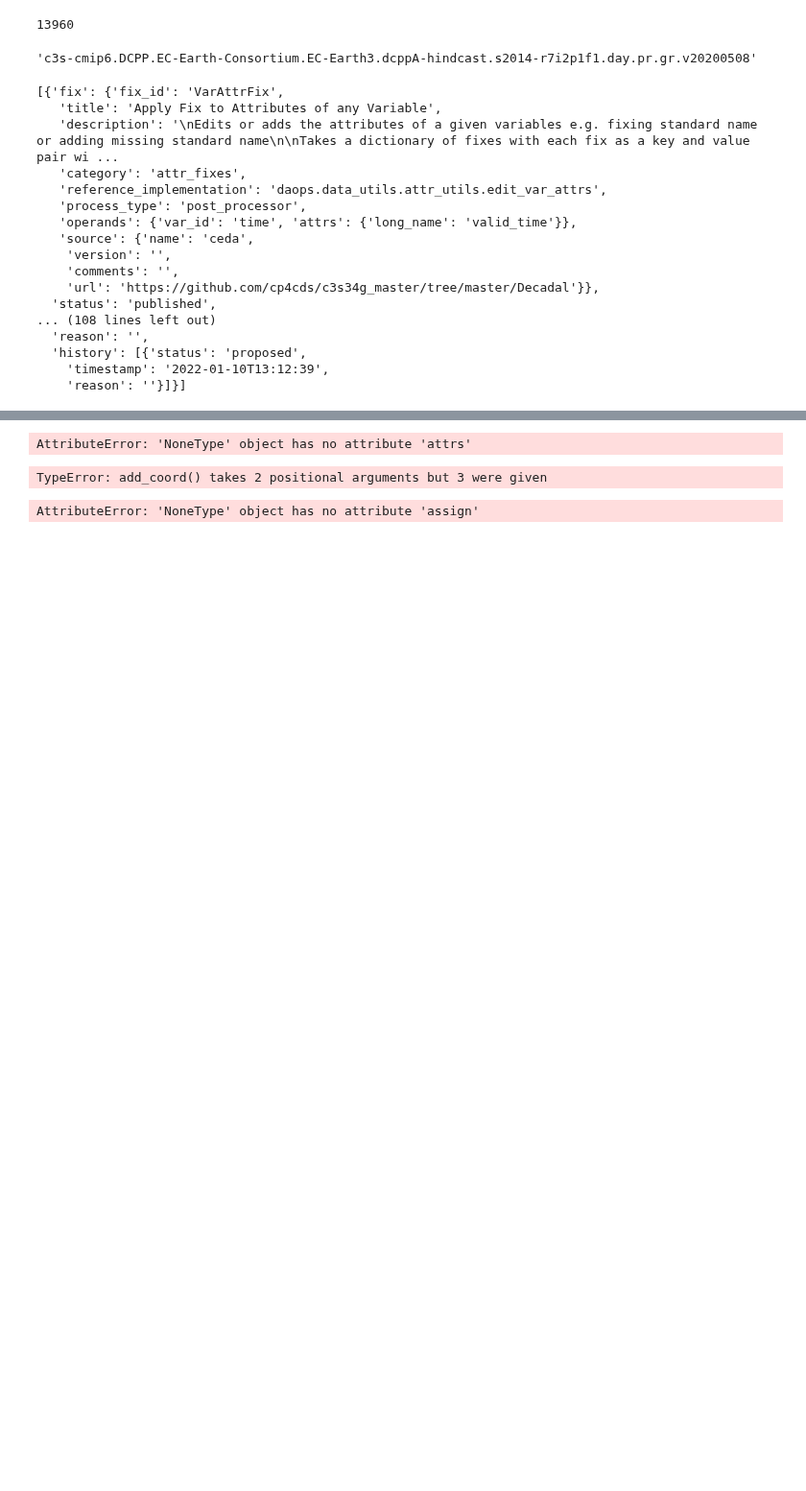
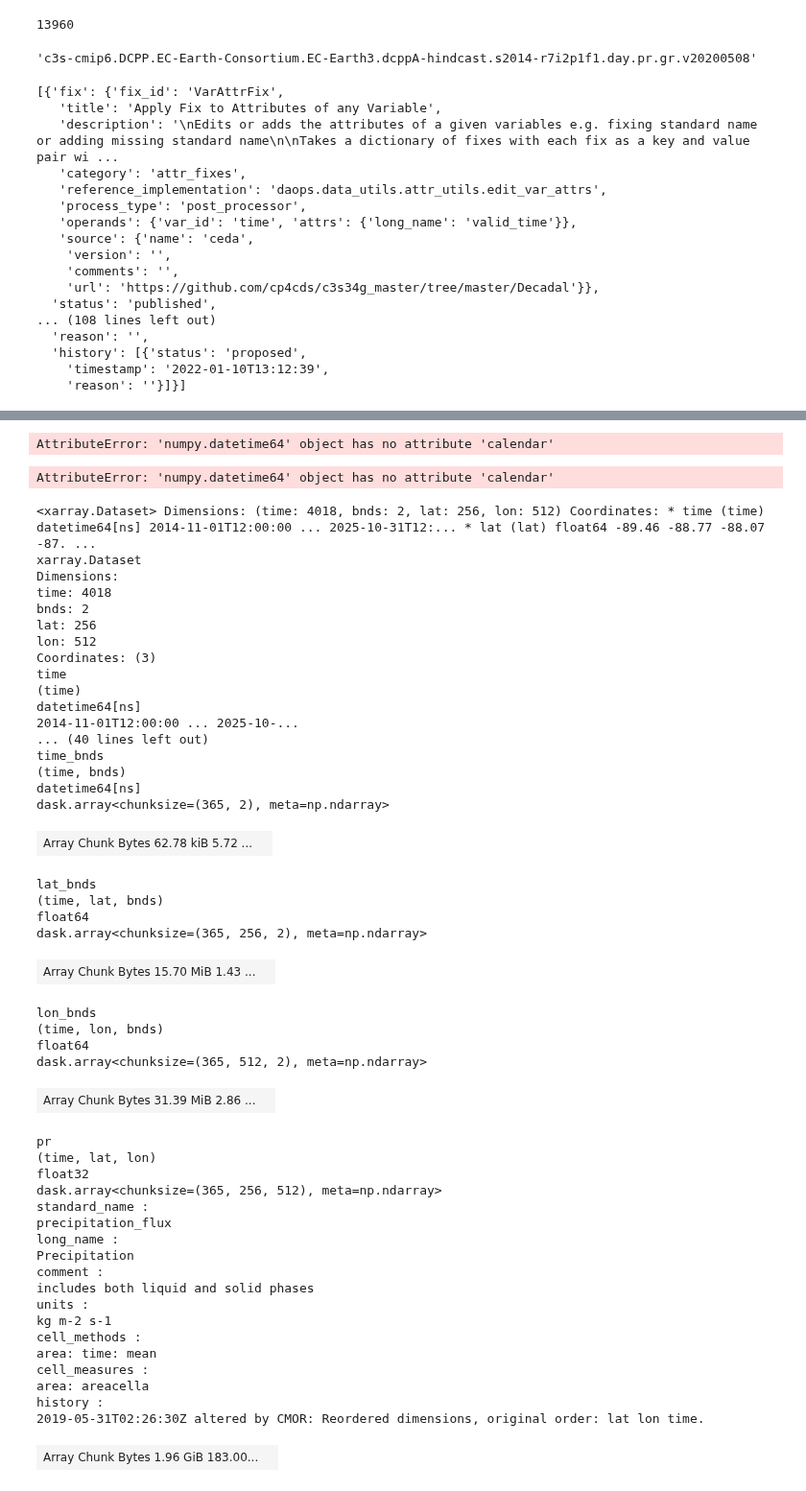
Before and after one commit to roocs/rook, a Jupyter notebook: notebooks/static_fixes.ipynb, the cells around one changed output, grey strips where cells are left out. Shown at 96% size. Saved outputs shown, nothing was run; the diff lists cells and outputs as text; code cells hidden in the pictures; blank space fills up the shorter version.

```diff
--- a/notebooks/static_fixes.ipynb
+++ b/notebooks/static_fixes.ipynb
@@ -78,9 +277,11 @@ operands = {
      'units': 'days since 1850-01-01',
      'calendar': 'derive: daops.fix_utils.decadal_utils.get_time_calendar'}}
 
-add_scalar_coord(ds_id, ds, **operands)
+ds_mod = add_scalar_coord(ds_id, ds_mod, **operands)
+
+ds_mod
 # %% [output]
-AttributeError: 'NoneType' object has no attribute 'attrs'
+AttributeError: 'numpy.datetime64' object has no attribute 'calendar'
 # %%
 # fix 4
 
@@ -93,18 +294,68 @@ operands = {'var_id': 'leadtime',
      'units': 'days'},
     'encoding': {'dtype': 'double'}}
 
-add_coord(ds_id, ds, operands)
+ds_mod = add_coord(ds_id, ds_mod, **operands)
+
+ds_mod
 # %% [output]
-TypeError: add_coord() takes 2 positional arguments but 3 were given
+AttributeError: 'numpy.datetime64' object has no attribute 'calendar'
 # %%
 # fix 5
 operands = {
     'var_id': 'realization',
     'value': '1',
     'dtype': 'int32',
     'attrs': {'long_name': 'realization',
     'comment': 'For more information on the ripf, refer to the variant_label, initialization_description, physics_description and forcing_description global attributes'}}
 
-add_data_var(ds_id, ds, **operands)
+ds_mod = add_data_var(ds_id, ds_mod, **operands)
+
+ds_mod
 # %% [output]
-AttributeError: 'NoneType' object has no attribute 'assign'
+<xarray.Dataset> Dimensions: (time: 4018, bnds: 2, lat: 256, lon: 512) Coordinates: * time (time) datetime64[ns] 2014-11-01T12:00:00 ... 2025-10-31T12:... * lat (lat) float64 -89.46 -88.77 -88.07 -87. ...
+xarray.Dataset
+Dimensions:
+time: 4018
+bnds: 2
+lat: 256
+lon: 512
+Coordinates: (3)
+time
+(time)
+datetime64[ns]
+2014-11-01T12:00:00 ... 2025-10-...
+... (40 lines left out)
+time_bnds
+(time, bnds)
+datetime64[ns]
+dask.array<chunksize=(365, 2), meta=np.ndarray>
+| Array Chunk Bytes 62.78 kiB 5.72 ... |  |
+lat_bnds
+(time, lat, bnds)
+float64
+dask.array<chunksize=(365, 256, 2), meta=np.ndarray>
+| Array Chunk Bytes 15.70 MiB 1.43 ... |  |
+lon_bnds
+(time, lon, bnds)
+float64
+dask.array<chunksize=(365, 512, 2), meta=np.ndarray>
+| Array Chunk Bytes 31.39 MiB 2.86 ... |  |
+pr
+(time, lat, lon)
+float32
+dask.array<chunksize=(365, 256, 512), meta=np.ndarray>
+standard_name :
+precipitation_flux
+long_name :
+Precipitation
+comment :
+includes both liquid and solid phases
+units :
+kg m-2 s-1
+cell_methods :
+area: time: mean
+cell_measures :
+area: areacella
+history :
+2019-05-31T02:26:30Z altered by CMOR: Reordered dimensions, original order: lat lon time.
+| Array Chunk Bytes 1.96 GiB 183.00... |  |
```
Also changed, not shown: parts of 6 cells of this notebook.
